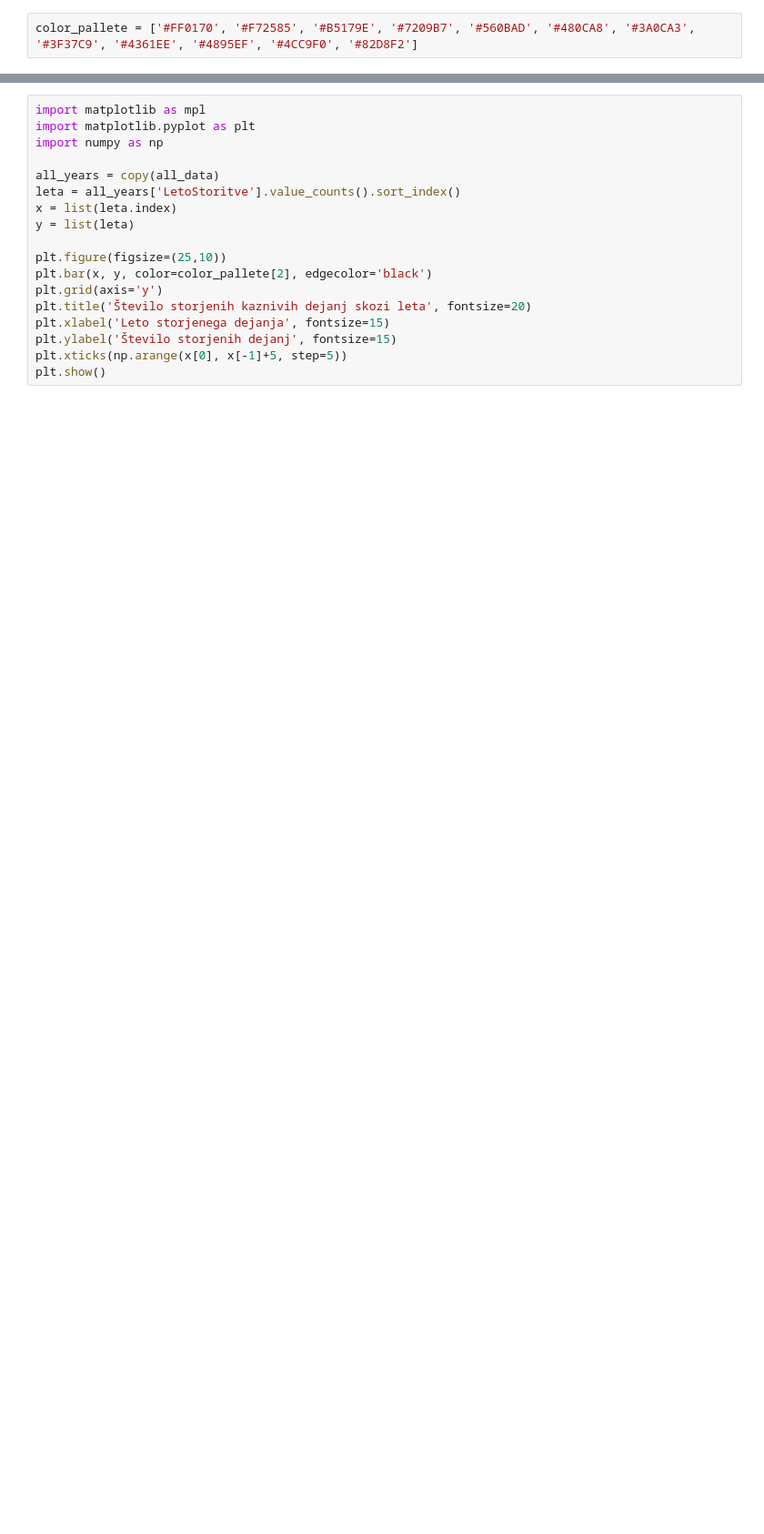
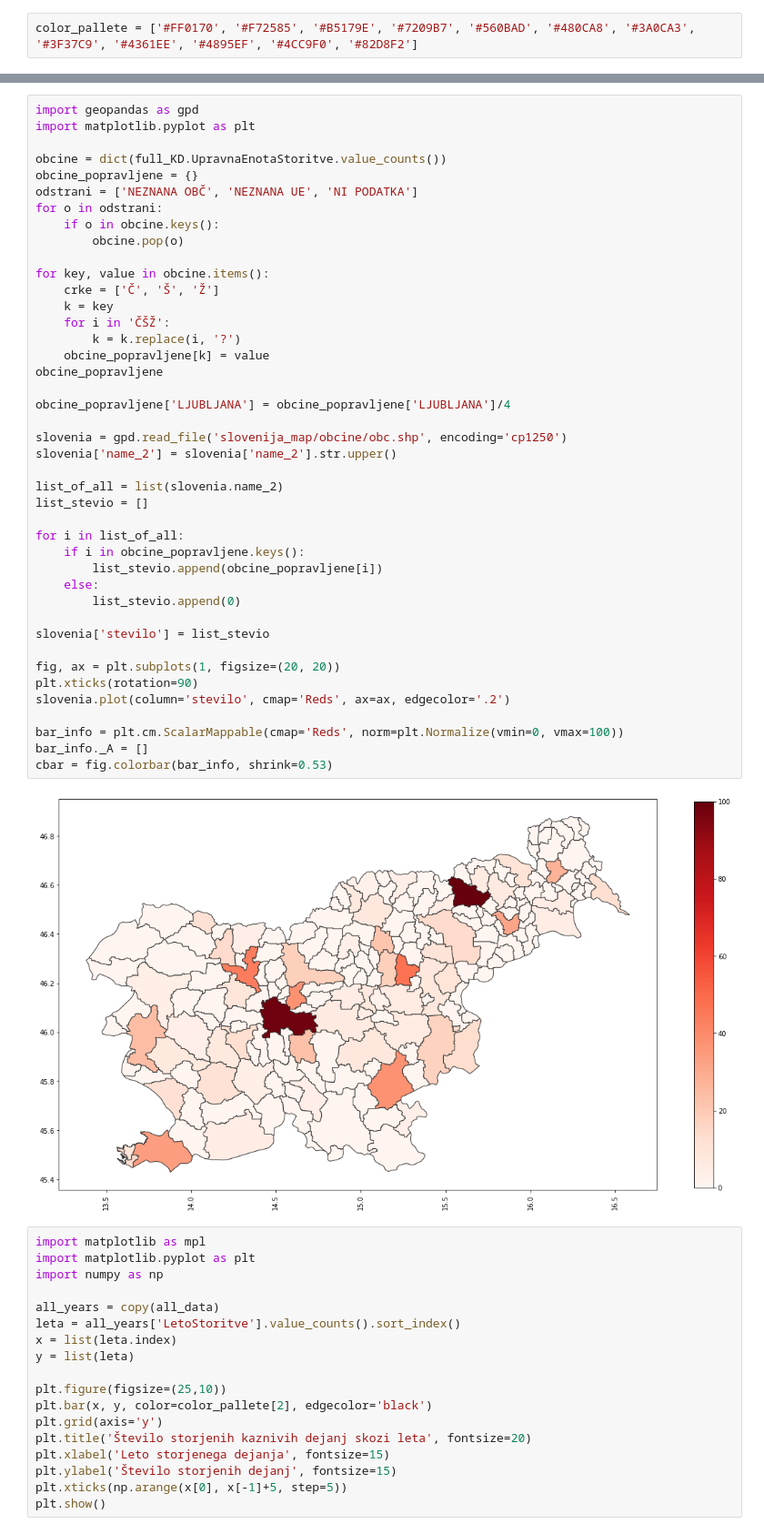
Before and after one commit to Nik-tech-cloud/PR22NGAMZ, a Jupyter notebook: seminar_oblak.ipynb, the cells around one changed output, grey strips where cells are left out. Shown at 91% size. Cells and saved outputs as stored; diff of their text form; blank space fills up the shorter version.

Commit message:
heatmap

```diff
--- a/seminar_oblak.ipynb
+++ b/seminar_oblak.ipynb
@@ -95,3 +66,47 @@ slovenia
+# %%
+import geopandas as gpd
+import matplotlib.pyplot as plt
+
+obcine = dict(full_KD.UpravnaEnotaStoritve.value_counts())
+obcine_popravljene = {}
+odstrani = ['NEZNANA OBČ', 'NEZNANA UE', 'NI PODATKA']
+for o in odstrani:
+    if o in obcine.keys():
+        obcine.pop(o)
+
+for key, value in obcine.items():
+    crke = ['Č', 'Š', 'Ž']
+    k = key
+    for i in 'ČŠŽ':
+        k = k.replace(i, '?')
+    obcine_popravljene[k] = value
+obcine_popravljene
+
+obcine_popravljene['LJUBLJANA'] = obcine_popravljene['LJUBLJANA']/4
+
+slovenia = gpd.read_file('slovenija_map/obcine/obc.shp', encoding='cp1250')
+slovenia['name_2'] = slovenia['name_2'].str.upper()
+
+list_of_all = list(slovenia.name_2)
+list_stevio = []
+
+for i in list_of_all:
+    if i in obcine_popravljene.keys():
+        list_stevio.append(obcine_popravljene[i])
+    else:
+        list_stevio.append(0)
+
+slovenia['stevilo'] = list_stevio
+
+fig, ax = plt.subplots(1, figsize=(20, 20))
+plt.xticks(rotation=90)
+slovenia.plot(column='stevilo', cmap='Reds', ax=ax, edgecolor='.2')
+
+bar_info = plt.cm.ScalarMappable(cmap='Reds', norm=plt.Normalize(vmin=0, vmax=100))
+bar_info._A = []
+cbar = fig.colorbar(bar_info, shrink=0.53)
+# %% [output]
+[figure, added]
 # %%
 import matplotlib as mpl
 import matplotlib.pyplot as plt
```
Also changed, not shown: parts of 2 cells of this notebook.
